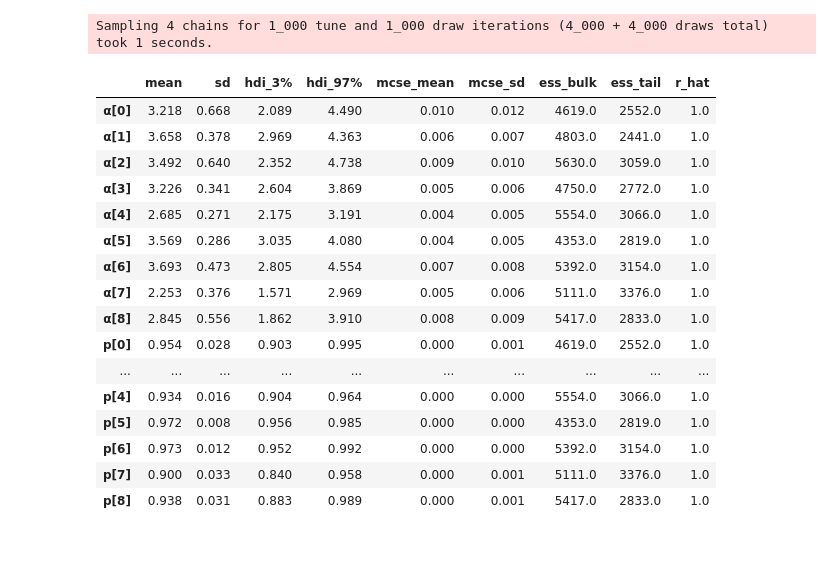
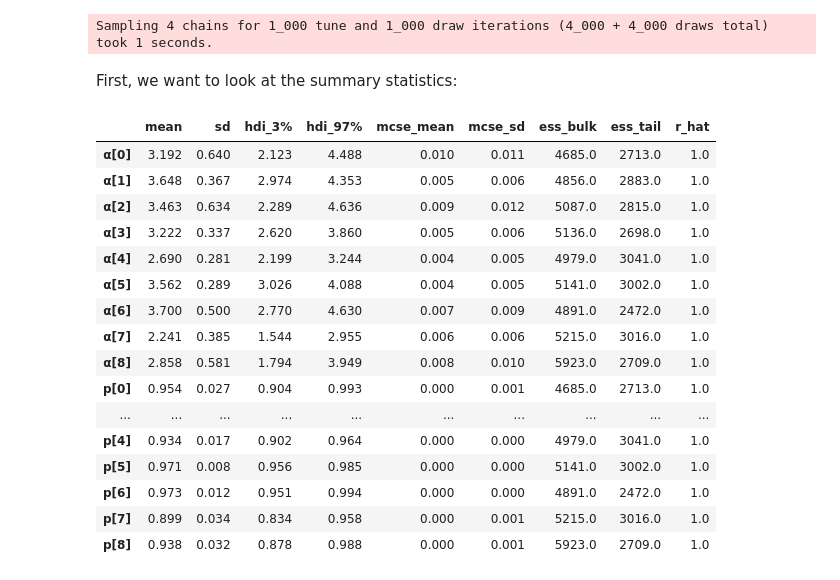
Before and after one commit to Noerklit/ProbProExam-2026, a Jupyter notebook: main-question.ipynb, the cells around one changed output. Cells and saved outputs as stored; diff of their text form; code cells hidden in the pictures; blank space fills up the shorter version.

```diff
--- a/main-question.ipynb
+++ b/main-question.ipynb
@@ -349,5 +373,5 @@ We see that this aligns well with what we expect; that LLM's have a tendency to
 # %%
-trace_13_2 = pm.sample(model=m_llm_vulnerable,return_inferencedata=True,idata_kwargs=dict(log_likelihood=True))
+trace_llm_vulnerable = pm.sample(model=m_llm_vulnerable,return_inferencedata=True,idata_kwargs=dict(log_likelihood=True))
 # %% [output]
 Initializing NUTS using jitter+adapt_diag...
 Multiprocess sampling (4 chains in 4 jobs)
@@ -355,23 +379,25 @@ NUTS: [α]
 [interactive output not drawn]
 [interactive output not drawn]
 Sampling 4 chains for 1_000 tune and 1_000 draw iterations (4_000 + 4_000 draws total) took 1 seconds.
+# %% [markdown]
+First, we want to look at the summary statistics:
 # %%
-pm.summary(trace_13_2)
+pm.summary(trace_llm_vulnerable)
 # %% [output]
 |  | mean | sd | hdi_3% | hdi_97% | mcse_mean | mcse_sd | ess_bulk | ess_tail | r_hat |
-| α[0] | 3.218 | 0.668 | 2.089 | 4.490 | 0.010 | 0.012 | 4619.0 | 2552.0 | 1.0 |
-| α[1] | 3.658 | 0.378 | 2.969 | 4.363 | 0.006 | 0.007 | 4803.0 | 2441.0 | 1.0 |
-| α[2] | 3.492 | 0.640 | 2.352 | 4.738 | 0.009 | 0.010 | 5630.0 | 3059.0 | 1.0 |
-| α[3] | 3.226 | 0.341 | 2.604 | 3.869 | 0.005 | 0.006 | 4750.0 | 2772.0 | 1.0 |
-| α[4] | 2.685 | 0.271 | 2.175 | 3.191 | 0.004 | 0.005 | 5554.0 | 3066.0 | 1.0 |
-| α[5] | 3.569 | 0.286 | 3.035 | 4.080 | 0.004 | 0.005 | 4353.0 | 2819.0 | 1.0 |
-| α[6] | 3.693 | 0.473 | 2.805 | 4.554 | 0.007 | 0.008 | 5392.0 | 3154.0 | 1.0 |
-| α[7] | 2.253 | 0.376 | 1.571 | 2.969 | 0.005 | 0.006 | 5111.0 | 3376.0 | 1.0 |
-| α[8] | 2.845 | 0.556 | 1.862 | 3.910 | 0.008 | 0.009 | 5417.0 | 2833.0 | 1.0 |
-| p[0] | 0.954 | 0.028 | 0.903 | 0.995 | 0.000 | 0.001 | 4619.0 | 2552.0 | 1.0 |
+| α[0] | 3.192 | 0.640 | 2.123 | 4.488 | 0.010 | 0.011 | 4685.0 | 2713.0 | 1.0 |
+| α[1] | 3.648 | 0.367 | 2.974 | 4.353 | 0.005 | 0.006 | 4856.0 | 2883.0 | 1.0 |
+| α[2] | 3.463 | 0.634 | 2.289 | 4.636 | 0.009 | 0.012 | 5087.0 | 2815.0 | 1.0 |
+| α[3] | 3.222 | 0.337 | 2.620 | 3.860 | 0.005 | 0.006 | 5136.0 | 2698.0 | 1.0 |
+| α[4] | 2.690 | 0.281 | 2.199 | 3.244 | 0.004 | 0.005 | 4979.0 | 3041.0 | 1.0 |
+| α[5] | 3.562 | 0.289 | 3.026 | 4.088 | 0.004 | 0.005 | 5141.0 | 3002.0 | 1.0 |
+| α[6] | 3.700 | 0.500 | 2.770 | 4.630 | 0.007 | 0.009 | 4891.0 | 2472.0 | 1.0 |
+| α[7] | 2.241 | 0.385 | 1.544 | 2.955 | 0.006 | 0.006 | 5215.0 | 3016.0 | 1.0 |
+| α[8] | 2.858 | 0.581 | 1.794 | 3.949 | 0.008 | 0.010 | 5923.0 | 2709.0 | 1.0 |
+| p[0] | 0.954 | 0.027 | 0.904 | 0.993 | 0.000 | 0.001 | 4685.0 | 2713.0 | 1.0 |
 | ... | ... | ... | ... | ... | ... | ... | ... | ... | ... |
-| p[4] | 0.934 | 0.016 | 0.904 | 0.964 | 0.000 | 0.000 | 5554.0 | 3066.0 | 1.0 |
-| p[5] | 0.972 | 0.008 | 0.956 | 0.985 | 0.000 | 0.000 | 4353.0 | 2819.0 | 1.0 |
-| p[6] | 0.973 | 0.012 | 0.952 | 0.992 | 0.000 | 0.000 | 5392.0 | 3154.0 | 1.0 |
-| p[7] | 0.900 | 0.033 | 0.840 | 0.958 | 0.000 | 0.001 | 5111.0 | 3376.0 | 1.0 |
-| p[8] | 0.938 | 0.031 | 0.883 | 0.989 | 0.000 | 0.001 | 5417.0 | 2833.0 | 1.0 |
+| p[4] | 0.934 | 0.017 | 0.902 | 0.964 | 0.000 | 0.000 | 4979.0 | 3041.0 | 1.0 |
+| p[5] | 0.971 | 0.008 | 0.956 | 0.985 | 0.000 | 0.000 | 5141.0 | 3002.0 | 1.0 |
+| p[6] | 0.973 | 0.012 | 0.951 | 0.994 | 0.000 | 0.000 | 4891.0 | 2472.0 | 1.0 |
+| p[7] | 0.899 | 0.034 | 0.834 | 0.958 | 0.000 | 0.001 | 5215.0 | 3016.0 | 1.0 |
+| p[8] | 0.938 | 0.032 | 0.878 | 0.988 | 0.000 | 0.001 | 5923.0 | 2709.0 | 1.0 |
```
Also changed, not shown: parts of 29 cells of this notebook.
